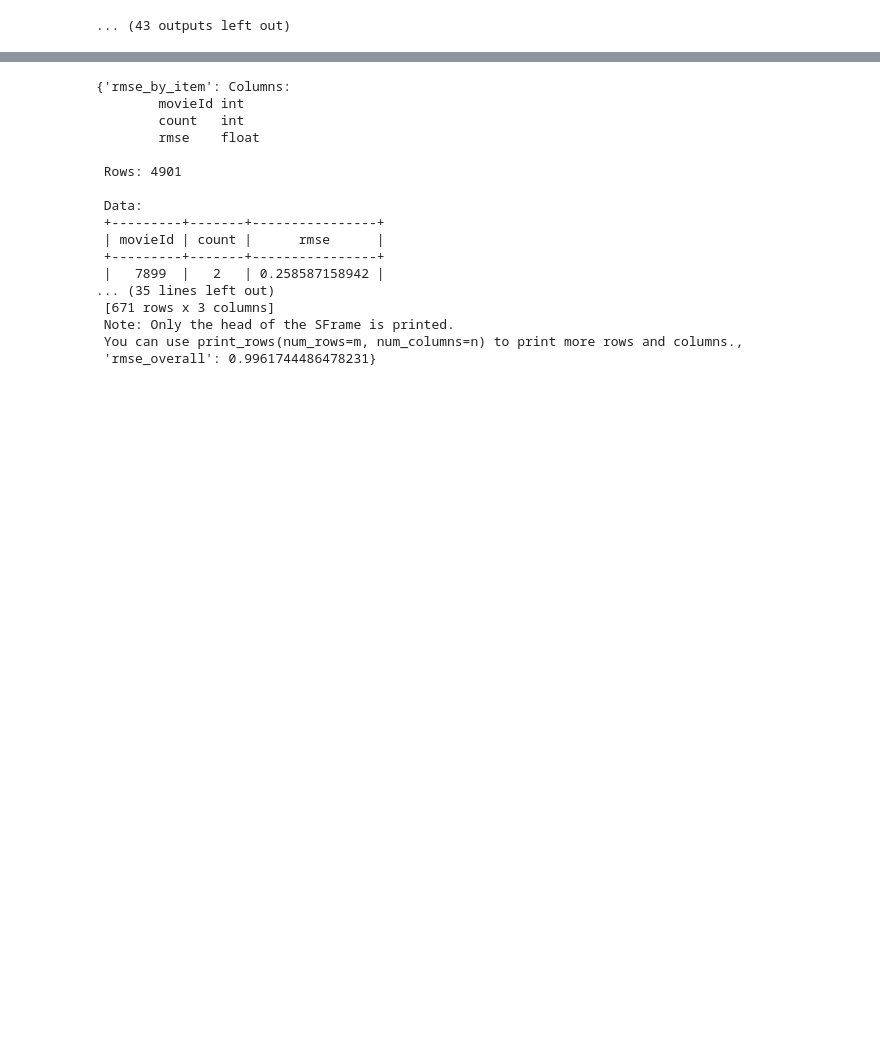
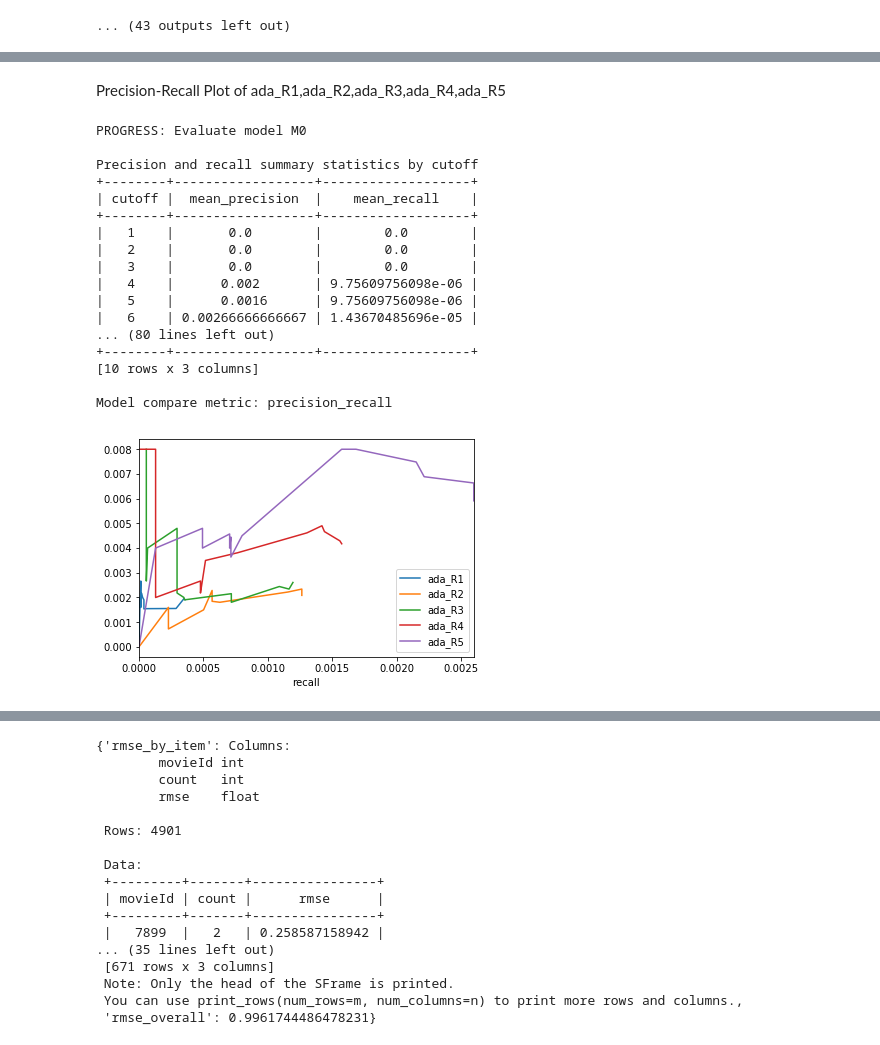
Before and after one commit to xenaritu/Personalisation, a Jupyter notebook: Exploration.ipynb, the cells around one changed output, grey strips where cells are left out. Cells and saved outputs as stored; diff of their text form; code cells hidden in the pictures; blank space fills up the shorter version.

```diff
--- a/Exploration.ipynb
+++ b/Exploration.ipynb
@@ -875,0 +856,2 @@ Model compare metric: precision_recall
+# %%
+ada_R4 = graphlab.factorization_recommender.create(train, target='rating', user_id='userId', item_id='movieId',user_data = user_metadata, item_data = movie_metadata,solver= "adagrad" ,regularization=1e-4,num_factors=4)
@@ -875,0 +872,2 @@ Model compare metric: precision_recall
+# %%
+ada_R5 = graphlab.factorization_recommender.create(train, target='rating', user_id='userId', item_id='movieId',user_data = user_metadata, item_data = movie_metadata,solver= "adagrad" ,regularization=1e-2,num_factors=4)
@@ -875,0 +888,33 @@ Model compare metric: precision_recall
+# %% [markdown]
+Precision-Recall Plot of ada_R1,ada_R2,ada_R3,ada_R4,ada_R5
+# %%
+model_comp1 = graphlab.compare(test, [ada_R1,ada_R2,ada_R3,ada_R4,ada_R5],target='rating')
+model_comp1_df = model_comp1.to_dataframe()
+
+fig, ax = plt.subplots(1, 1)
+for i in range(0,len(model_comp1_df.index)):
+    xy_dict= model_comp1_df.loc[i,"results"]['precision_recall']
+    xy = pd.DataFrame(xy_dict)
+    label1= model_comp1_df.loc[i,"model"]
+    xy.plot(x='recall',y= 'precision',ax=ax,label=label1)
+
+plt.show()
+# %% [output]
+PROGRESS: Evaluate model M0
+
+Precision and recall summary statistics by cutoff
++--------+------------------+-------------------+
+| cutoff |  mean_precision  |    mean_recall    |
++--------+------------------+-------------------+
+|   1    |       0.0        |        0.0        |
+|   2    |       0.0        |        0.0        |
+|   3    |       0.0        |        0.0        |
+|   4    |      0.002       | 9.75609756098e-06 |
+|   5    |      0.0016      | 9.75609756098e-06 |
+|   6    | 0.00266666666667 | 1.43670485696e-05 |
+... (80 lines left out)
++--------+------------------+-------------------+
+[10 rows x 3 columns]
+
+Model compare metric: precision_recall
+[figure, added]
```
Also changed, not shown: parts of 10 cells of this notebook.
